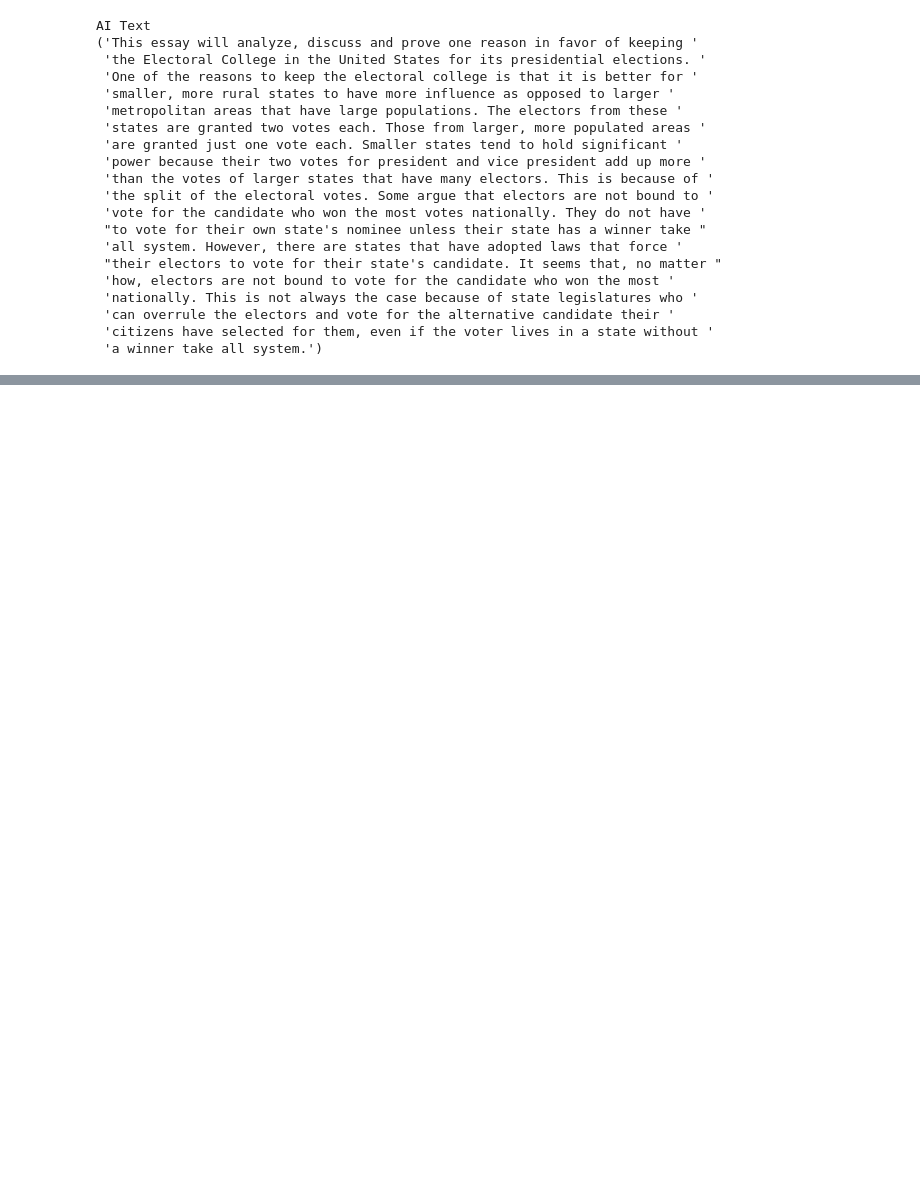
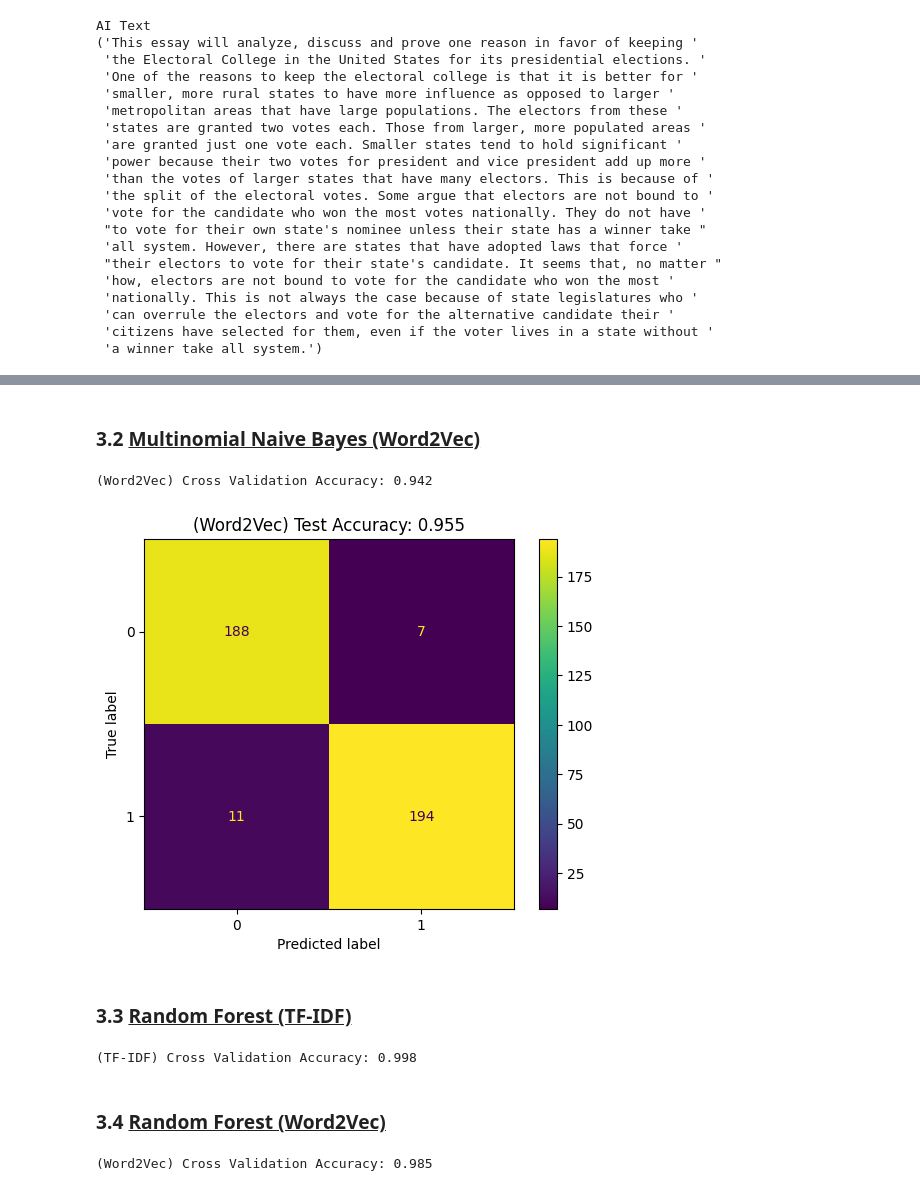
Before and after one commit to B-Manitas/NLP-AI-Human, a Jupyter notebook: main.ipynb, the cells around one changed output, grey strips where cells are left out. Saved outputs shown, nothing was run; the diff lists cells and outputs as text; code cells hidden in the pictures; blank space fills up the shorter version.

```diff
--- a/main.ipynb
+++ b/main.ipynb
@@ -191,0 +189,3 @@ weighted avg       1.00      1.00      1.00     97447
+# %%
+X_train_w2v = X_train.apply(lambda x: get_vector(x, word2vec)).values.tolist()
+X_test_w2v = X_test.apply(lambda x: get_vector(x, word2vec)).values.tolist()
@@ -191,0 +214,46 @@ weighted avg       1.00      1.00      1.00     97447
+# %% [markdown]
+### 3.2 <ins>Multinomial Naive Bayes (Word2Vec)</ins>
+# %%
+mms = MinMaxScaler()
+X_train_w2v_ss = mms.fit_transform(X_train_w2v)
+X_test_w2v_ss = mms.transform(X_test_w2v)
+# %%
+mb = MultinomialNB()
+y_cv = cross_val_predict(mb, X_train_w2v_ss, y_train, cv=5)
+
+mb.fit(X_train_w2v_ss, y_train)
+y_pred = mb.predict(X_test_w2v_ss)
+
+print(f"(Word2Vec) Cross Validation Accuracy: {accuracy_score(y_train, y_cv):.3f}")
+# %% [output]
+(Word2Vec) Cross Validation Accuracy: 0.942
+# %%
+ConfusionMatrixDisplay.from_predictions(y_pred, y_test)
+plt.title(f"(Word2Vec) Test Accuracy: {accuracy_score(y_test, y_pred):.3f}")
+plt.show()
+# %% [output]
+[figure, added]
+# %% [markdown]
+### 3.3 <ins> Random Forest (TF-IDF)</ins>
+# %%
+rf = RandomForestClassifier(random_state=0, n_jobs=-1)
+y_cv = cross_val_predict(rf, X_train_tfidf, y_train, cv=5)
+
+rf.fit(X_train_tfidf, y_train)
+y_pred = rf.predict(X_test_tfidf)
+
+print(f"(TF-IDF) Cross Validation Accuracy: {accuracy_score(y_train, y_cv):.3f}")
+# %% [output]
+(TF-IDF) Cross Validation Accuracy: 0.998
+# %% [markdown]
+### 3.4 <ins> Random Forest (Word2Vec)</ins>
+# %%
+rf = RandomForestClassifier(random_state=0, n_jobs=-1)
+y_cv = cross_val_predict(rf, X_train_w2v, y_train, cv=5)
+
+rf.fit(X_train_w2v, y_train)
+y_pred = rf.predict(X_test_w2v)
+
+print(f"(Word2Vec) Cross Validation Accuracy: {accuracy_score(y_train, y_cv):.3f}")
+# %% [output]
+(Word2Vec) Cross Validation Accuracy: 0.985
```
Also changed, not shown: parts of 36 cells of this notebook.
